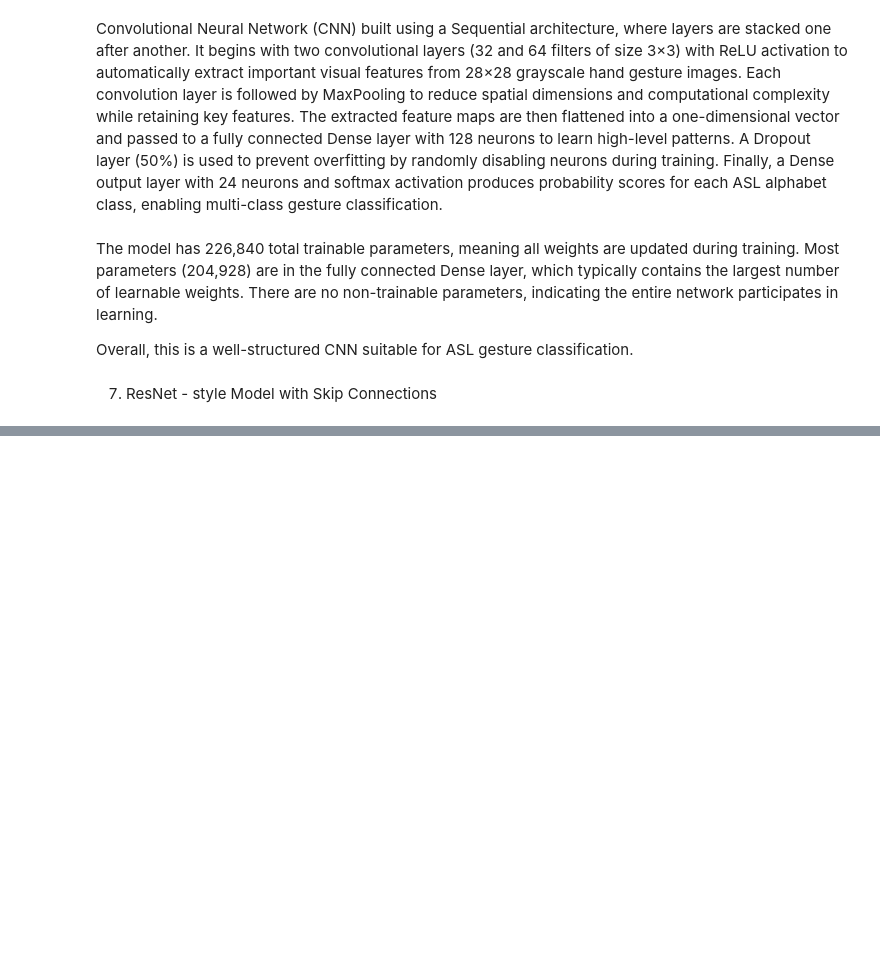
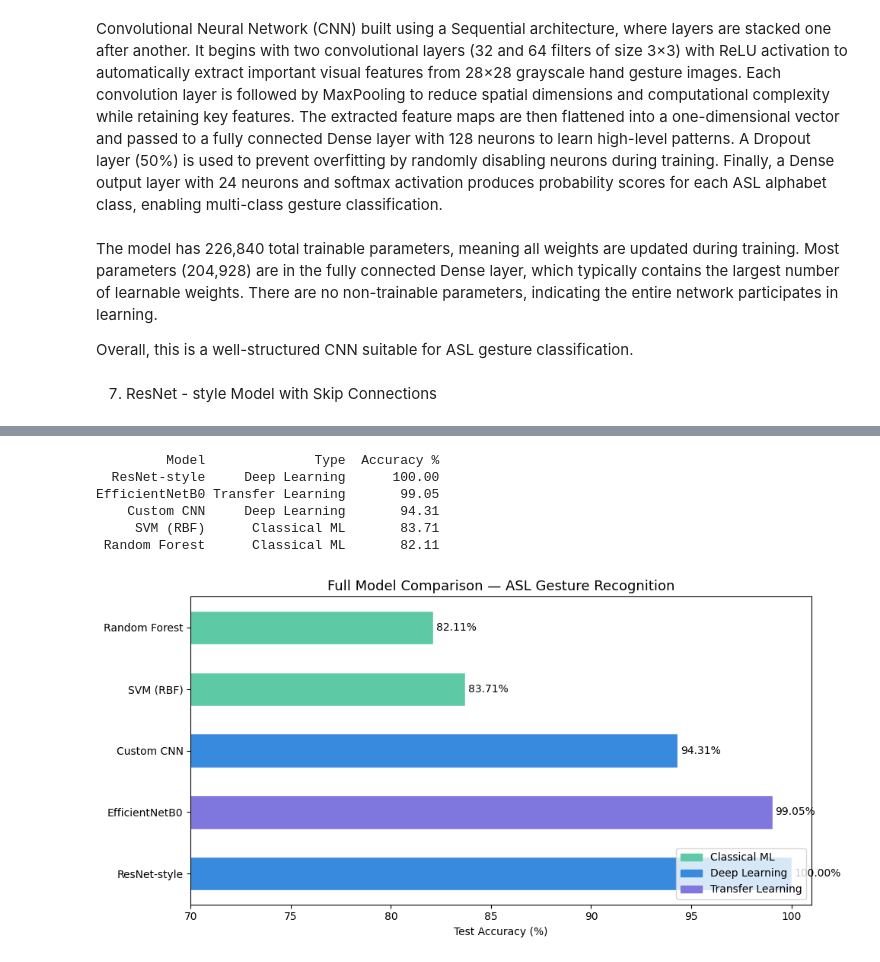
Before and after one commit to RavikrishnanVithushan/Research-Project, a Jupyter notebook: Sign_Language_CNN.ipynb, the cells around one changed output, grey strips where cells are left out. Saved outputs shown, nothing was run; the diff lists cells and outputs as text; code cells hidden in the pictures; blank space fills up the shorter version.

```diff
--- a/Sign_Language_CNN.ipynb
+++ b/Sign_Language_CNN.ipynb
@@ -786,0 +888,46 @@ Spoken Word: GFKADVKODH
+# %%
+# -----------------------------
+# 9.1 Accuracy Comparison Table
+# -----------------------------
+comparison = pd.DataFrame([
+    {'Model': 'Random Forest',   'Accuracy': rf_acc,        'Type': 'Classical ML'},
+    {'Model': 'SVM (RBF)',        'Accuracy': svm_acc,       'Type': 'Classical ML'},
+    {'Model': 'Custom CNN',       'Accuracy': best_cnn_acc,  'Type': 'Deep Learning'},
+    {'Model': 'ResNet-style',     'Accuracy': resnet_acc,    'Type': 'Deep Learning'},
+    {'Model': 'EfficientNetB0',   'Accuracy': eff_acc,       'Type': 'Transfer Learning'},
+]).sort_values('Accuracy', ascending=False).reset_index(drop=True)
+
+comparison['Accuracy %'] = (comparison['Accuracy'] * 100).round(2)
+print(comparison[['Model', 'Type', 'Accuracy %']].to_string(index=False))
+# %% [output]
+         Model              Type  Accuracy %
+  ResNet-style     Deep Learning      100.00
+EfficientNetB0 Transfer Learning       99.05
+    Custom CNN     Deep Learning       94.31
+     SVM (RBF)      Classical ML       83.71
+ Random Forest      Classical ML       82.11
+# %%
+# -----------------------------
+# 9.2 Comparison Bar Chart
+# -----------------------------
+color_map = {
+    'Classical ML':      '#5DCAA5',
+    'Deep Learning':     '#378ADD',
+    'Transfer Learning': '#7F77DD'
+}
+colors = [color_map[t] for t in comparison['Type']]
+
+fig, ax = plt.subplots(figsize=(10, 5))
+bars = ax.barh(comparison['Model'], comparison['Accuracy %'], color=colors, edgecolor='white', height=0.55)
+ax.set_xlabel('Test Accuracy (%)')
+ax.set_title('Full Model Comparison — ASL Gesture Recognition', fontsize=13)
+ax.set_xlim(70, 101)
+for bar, val in zip(bars, comparison['Accuracy %']):
+    ax.text(val + 0.15, bar.get_y() + bar.get_height()/2, f'{val:.2f}%', va='center', fontsize=10)
+
+legend_patches = [mpatches.Patch(color=v, label=k) for k, v in color_map.items()]
+ax.legend(handles=legend_patches, loc='lower right')
+plt.tight_layout()
+plt.show()
+# %% [output]
+[figure, added]
```
Also changed, not shown: parts of 22 cells of this notebook.
